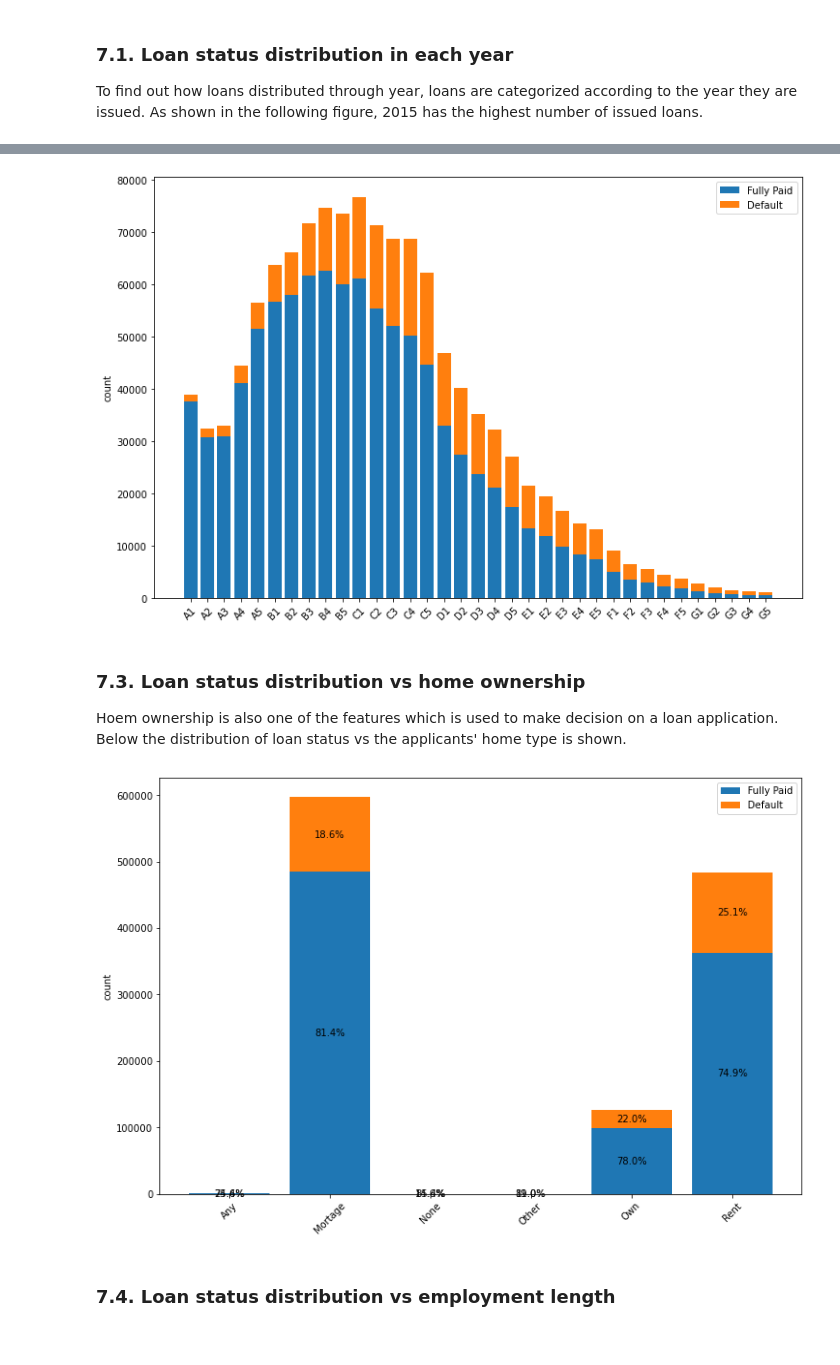
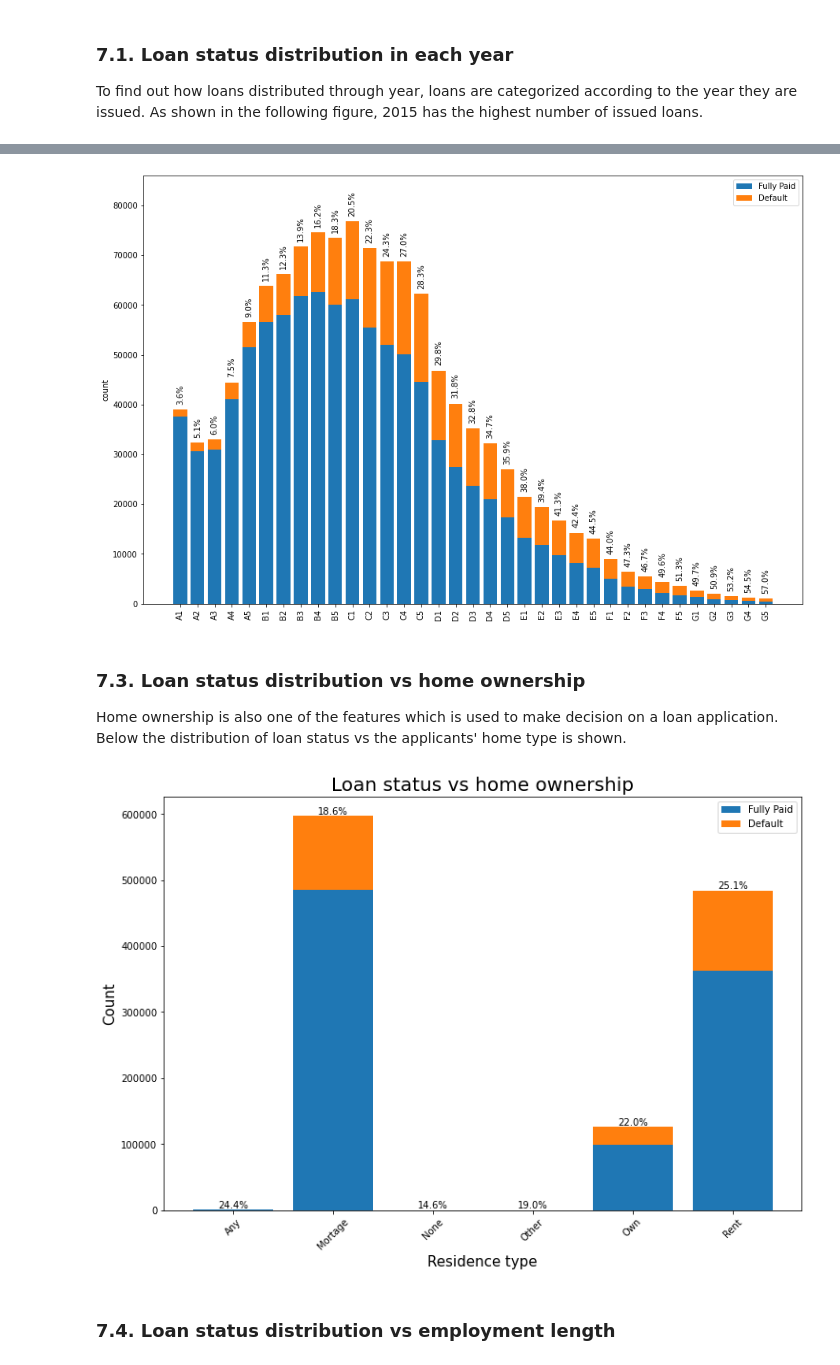
Before and after one commit to somayehY/SomayeYoussefi, a Jupyter notebook: LendingClub/LendingClub_ExploratoryDataAnalysis.ipynb, the cells around one changed output, grey strips where cells are left out. Saved outputs shown, nothing was run; the diff lists cells and outputs as text; code cells hidden in the pictures.

```diff
--- a/LendingClub/LendingClub_ExploratoryDataAnalysis.ipynb
+++ b/LendingClub/LendingClub_ExploratoryDataAnalysis.ipynb
@@ -213,17 +210,16 @@ ax.bar(s.index, s['Fully Paid'])
 ax.bar(s.index, s['Default'], bottom=s['Fully Paid'])
 ax.set_xticklabels(s.index)
 ax.set_xlabel('Year', fontsize=15)
-ax.set_ylabel('count')
+ax.set_ylabel('count', fontsize=15)
 ax.legend(['Fully Paid', 'Default'])
 ax.set_title("Annual Loan Status Distribution", fontsize=20)
 
 s_total=s['Total']
 s = s.iloc[:, 0:2]
 s_rel = s.div(s_total, 0)*100
-
-for n in s_rel:
-    for i, (cs, ab, pc) in enumerate(zip(s.cumsum(1)[n], s[n], s_rel[n])):
-        plt.text(i, cs - ab/2, str(np.round(pc, 1)) + '%', va='center', ha='center')
+n = 'Default'
+for i, (cs, pc) in enumerate(zip(s.cumsum(1)[n], s_rel[n])):
+    plt.text(i, cs, str(np.round(pc, 1)) + '%', va='bottom', ha='center')
 
 plt.show()
 # %% [output]
@@ -235,43 +231,58 @@ There are 35 grades for loans starting from A1 and ending in G5 (https://www.len
 # %%
-s = pd.DataFrame({'Default': df.loc[df['new_status']=='Default', ['sub_grade']].value_counts(), 'Fully Paid': df.loc[df['new_status']=='Fully Paid', ['sub_grade']].value_counts()})
+s = pd.DataFrame({'Fully Paid': df.loc[df['new_status']=='Fully Paid', ['sub_grade']].value_counts(), 'Default': df.loc[df['new_status']=='Default', ['sub_grade']].value_counts()})
 s.index=['A1','A2', 'A3', 'A4', 'A5', 'B1', 'B2', 'B3', 'B4', 'B5', 'C1', 'C2', 'C3', 'C4',
                                             'C5', 'D1', 'D2', 'D3', 'D4', 'D5', 'E1', 'E2', 'E3', 'E4', 'E5', 'F1', 'F2', 'F3',
                                             'F4', 'F5', 'G1', 'G2', 'G3', 'G4', 'G5']
-fig, ax = plt.subplots(figsize=(12,8))
+s['Total'] = s['Default'] + s['Fully Paid']
+fig, ax = plt.subplots(figsize=(15,10))
 ax.bar(s.index, s['Fully Paid'])
 ax.bar(s.index, s['Default'], bottom=s['Fully Paid'])
-ax.set_xticklabels(s.index, rotation=45)
+ax.set_xticklabels(s.index, rotation=90)
 ax.set_ylabel('count')
 ax.legend(['Fully Paid', 'Default'])
+ax.set_ylim(0,86000)
+
+s_total=s['Total']
+s = s.iloc[:, 0:2]
+s_rel = s.div(s_total, 0)*100
+
+n = 'Default'
+for i, (cs, pc) in enumerate(zip(s.cumsum(1)[n], s_rel[n])):
+    plt.text(i, cs+1000 , str(np.round(pc,1)) + '%', va='bottom', ha='center', rotation=90)
+#plt.subplots_adjust(hspace = 5,top = 1.2)
 plt.show()
 # %% [output]
-[figure, old version]
+[figure, new version]
 # %% [markdown]
 ### 7.3. Loan status distribution vs home ownership <a class='anchor' id='home' ></a>
 
-Hoem ownership is also one of the features which is used to make decision on a loan application. Below the distribution of loan status vs the applicants' home type is shown.
+Home ownership is also one of the features which is used to make decision on a loan application. Below the distribution of loan status vs the applicants' home type is shown.
 # %%
 s = pd.DataFrame({'Fully Paid': df.loc[df['new_status']=='Fully Paid', ['home_ownership']].value_counts(), 'Default': df.loc[df['new_status']=='Default', ['home_ownership']].value_counts()})
 s['Total'] = s['Default'] + s['Fully Paid']
 s.index=[ 'Any', 'Mortage', 'None', 'Other', 'Own', 'Rent']
 fig, ax = plt.subplots(figsize=(12,8))
 ax.bar(s.index, s['Fully Paid'])
 ax.bar(s.index, s['Default'], bottom=s['Fully Paid'])
 ax.set_xticklabels(s.index, rotation=45)
-ax.set_ylabel('count')
 ax.legend(['Fully Paid', 'Default'])
+ax.set_xlabel('Residence type', fontsize=15)
+ax.set_ylabel('Count', fontsize=15)
+ax.set_title("Loan status vs home ownership", fontsize=20)
+
 
 s_total=s['Total']
 s = s.iloc[:, 0:2]
+
 s_rel = s.div(s_total, 0)*100
 
-for n in s_rel:
-    for i, (cs, ab, pc) in enumerate(zip(s.cumsum(1)[n], s[n], s_rel[n])):
-        plt.text(i, cs - ab/2, str(np.round(pc, 1)) + '%', va='center', ha='center')
+n = 'Default'
+for i, (cs, pc) in enumerate(zip(s.cumsum(1)[n], s_rel[n])):
+    plt.text(i, cs, str(np.round(pc, 1)) + '%', va='bottom', ha='center')
 
 plt.show()
 # %% [output]
-[figure, old version]
+[figure, new version]
 # %% [markdown]
 ### 7.4. Loan status distribution vs employment length <a class='anchor' id='empl' ></a>
 # %%
```
Also changed, not shown: parts of 39 cells of this notebook.
